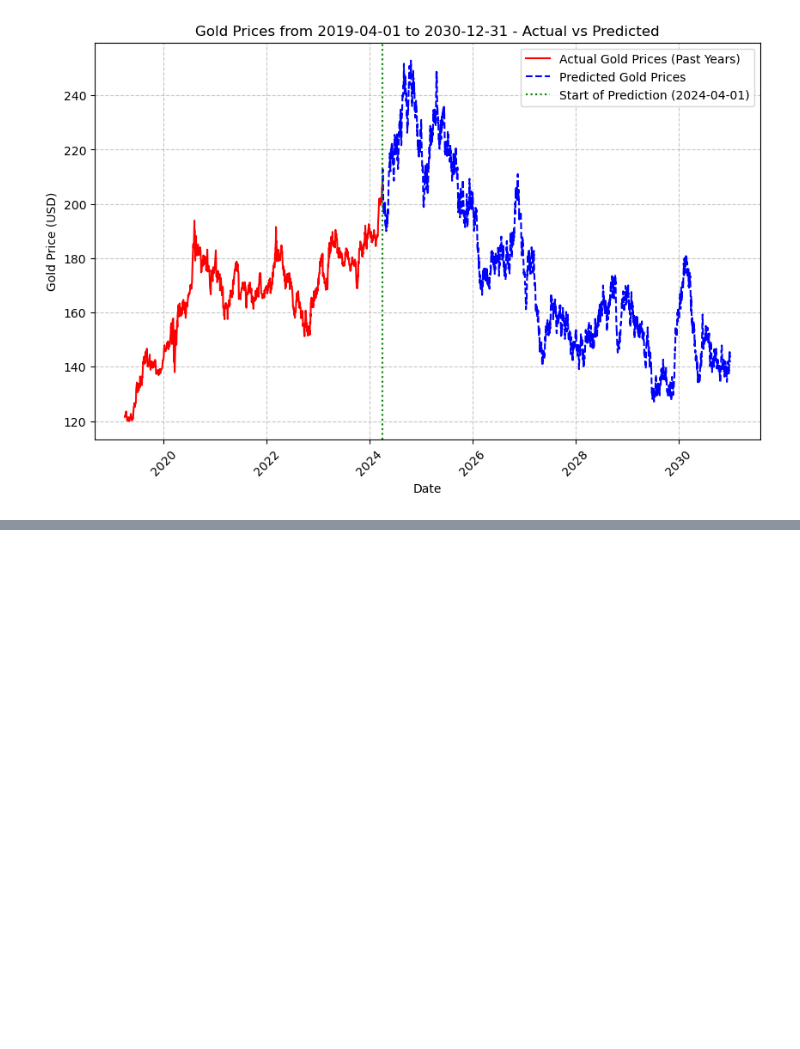
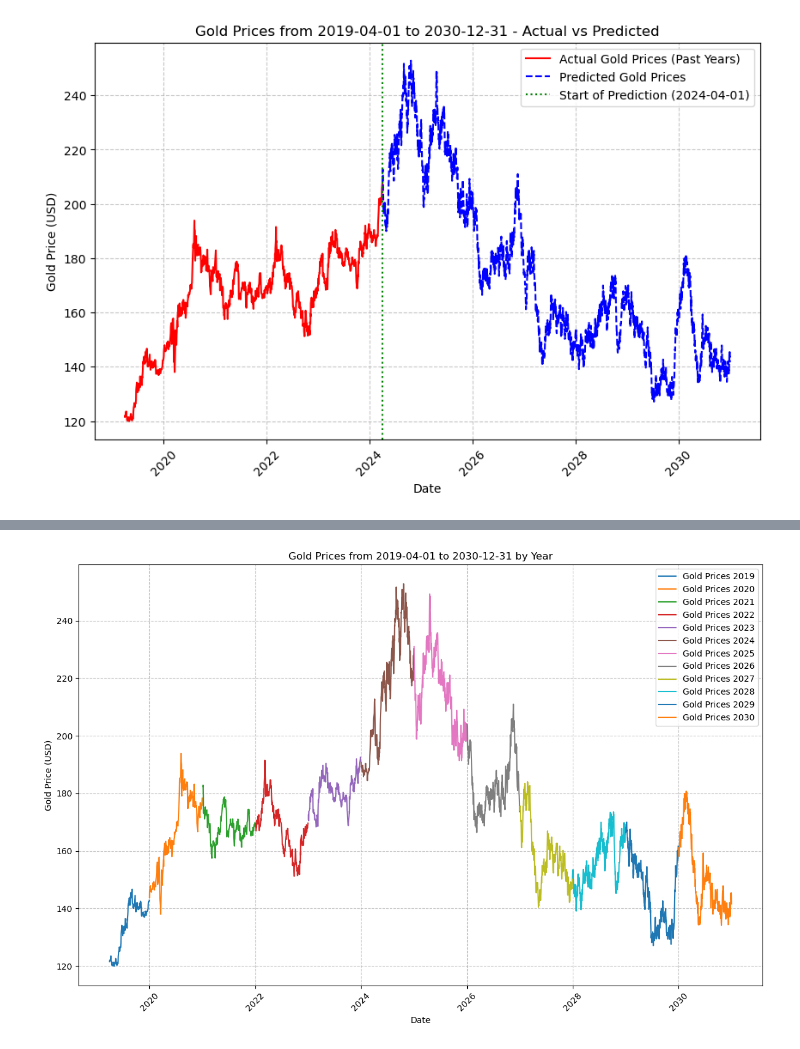
Before and after one commit to QuerZamora/AV_2024_BQ, a Jupyter notebook: NOTEBOOKS/Pred.ipynb, the cells around one changed output, grey strips where cells are left out. Cells and saved outputs as stored; diff of their text form; code cells hidden in the pictures; blank space fills up the shorter version.

```diff
--- a/NOTEBOOKS/Pred.ipynb
+++ b/NOTEBOOKS/Pred.ipynb
@@ -769,0 +389,44 @@ Combined data saved to 'gold_prices_until_2030.pkl'
+# %%
+import pandas as pd
+import numpy as np
+import matplotlib.pyplot as plt
+
+# Load the previously saved .pkl file with actual and predicted data
+combined_data = pd.read_pickle('gold_prices_until_2030.pkl')
+
+# Combine 'gold close' and 'Predicted Gold Price' into one column 'Gold'
+combined_data['Gold'] = combined_data['gold close'].combine_first(combined_data['Predicted Gold Price'])
+
+# Drop the original 'gold close' and 'Predicted Gold Price' columns (optional)
+combined_data.drop(columns=['gold close', 'Predicted Gold Price'], inplace=True)
+
+# Ensure the index is datetime
+combined_data.index = pd.to_datetime(combined_data.index)
+
+# Extract year from the index and create a new 'Year' column
+combined_data['Year'] = combined_data.index.year
+
+# Set up the plot
+plt.figure(figsize=(12, 8))
+
+# Loop through each year and plot the data for that year
+for year in range(2019, 2031):
+    # Filter data for the specific year
+    year_data = combined_data[combined_data['Year'] == year]
+
+    # Plot the data for that year
+    plt.plot(year_data.index, year_data['Gold'], label=f"Gold Prices {year}")
+
+# Add labels and title
+plt.title(f"Gold Prices from 2019-04-01 to 2030-12-31 by Year")
+plt.xlabel("Date")
+plt.ylabel("Gold Price (USD)")
+plt.legend()
+plt.grid(True, linestyle='--', alpha=0.7)
+plt.xticks(rotation=45)
+
+# Show the plot
+plt.tight_layout()
+plt.show()
+# %% [output]
+[figure, added]
```
Also changed, not shown: parts of 36 cells of this notebook, 13 other files.
